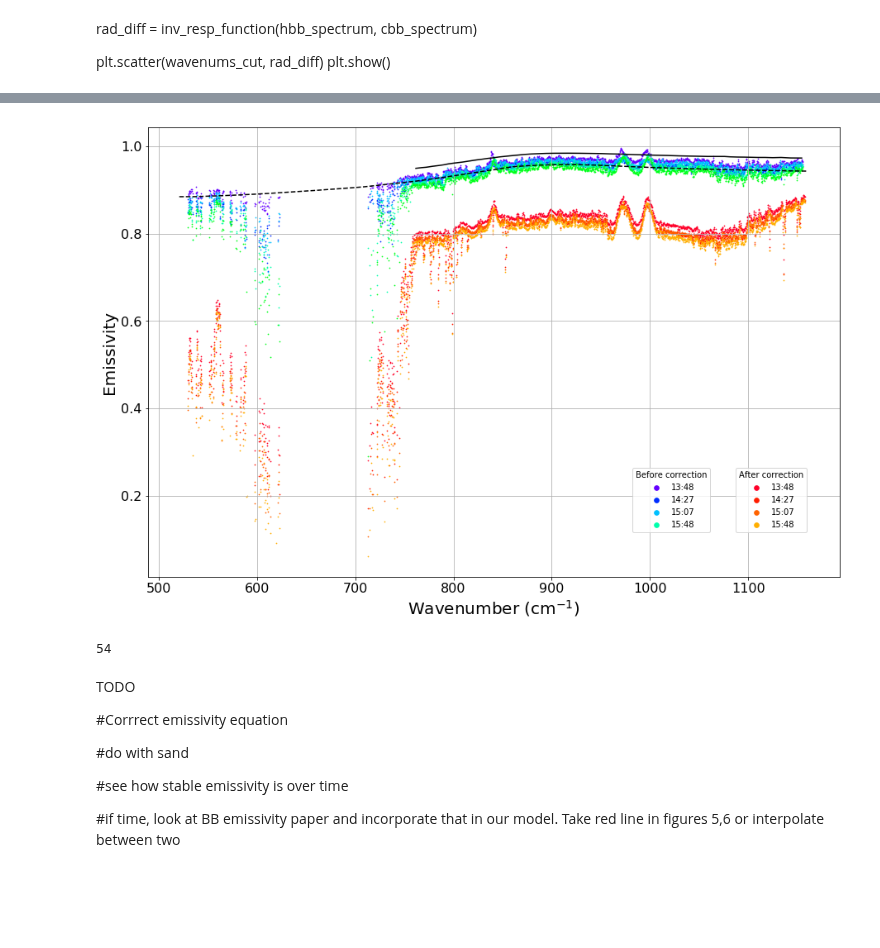
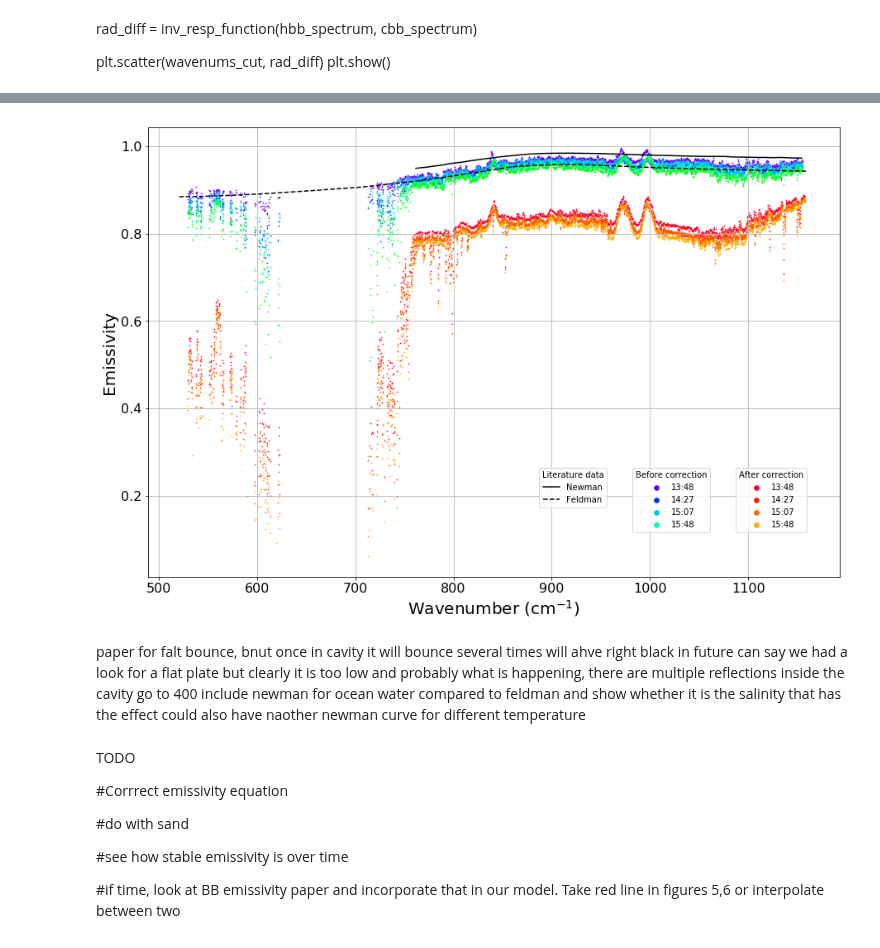
Before and after one commit to micolbedarida/MSci_Project, a Jupyter notebook: sand_test_1503.ipynb, the cells around one changed output, grey strips where cells are left out. Drawn from its saved outputs; the diff is of its cells as text; code cells hidden in the pictures; blank space fills up the shorter version.

```diff
--- a/sand_test_1503.ipynb
+++ b/sand_test_1503.ipynb
@@ -213,6 +255,7 @@ for (t_file, hbb_index, cbb_index, sky_index, surface_index, atm_t, surf_t, colo
     radiances_avg_h = []
     for (wn,hot_em) in zip(wavenums_cut, hbb_em):
         hot_rad = planck(wn, float(temp_average_h)+273.15)
+        #blackbody correction
         real_h_rad = hot_em*hot_rad
         radiances_avg_h.append(real_h_rad)
 
@@ -246,51 +289,53 @@ for (t_file, hbb_index, cbb_index, sky_index, surface_index, atm_t, surf_t, colo
 
     N1 = np.array(ups)
     N2 = np.array([t**2*d for t, d in zip(taus, downs)])
     N3 = np.array([(1-t**2)*b for t, b in zip(taus, BBatm)])
 
     N = N1-N2-N3
 
     D1 = np.array([t*b for t, b in zip(taus, BBsurf)])
     D2 = np.array([t**2*d for t, d in zip(taus, downs)])
     D3 = np.array([t*(1-t)*b for t, b in zip(taus, BBatm)])
 
     D = D1-D2-D3
 
-    #plt.plot([min(wns), max(wns)], [1,1], 'k--')
     ax = fig.add_subplot(111)
 
     ax.scatter(wns, N/D, s=0.5, c=color, label=time)
     plt.xlabel('Wavenumber (cm$^{-1}$)', fontsize=20)
     plt.ylabel('Emissivity', fontsize=20)
-    #plt.ylim([0.9,1])
 
 plt.grid()
 leg1 = ax.legend(loc=(.85,.1), markerscale=8, title='After correction')
 
-wc1 = ax.scatter(wns_before, em_wo_corr_1, s=0.5, c=colors[-4])
-wc2 = ax.scatter(wns_before, em_wo_corr_2, s=0.5, c=colors[-6])
-wc3 = ax.scatter(wns_before, em_wo_corr_3, s=0.5, c=colors[-8])
-wc4 = ax.scatter(wns_before, em_wo_corr_4, s=0.5, c=colors[-10])
-wc5 = ax.scatter(wns_before, em_wo_corr_5, s=0.5, c=colors[-12])
+wc1 = ax.scatter(wns_before, em_wo_corr_1, s=0.5, c=colors[-4], label='_')
+wc2 = ax.scatter(wns_before, em_wo_corr_2, s=0.5, c=colors[-6], label='_')
+wc3 = ax.scatter(wns_before, em_wo_corr_3, s=0.5, c=colors[-8], label='_')
+wc4 = ax.scatter(wns_before, em_wo_corr_4, s=0.5, c=colors[-10], label='_')
+wc5 = ax.scatter(wns_before, em_wo_corr_5, s=0.5, c=colors[-12], label='_')
+leg2 = ax.legend([wc1,wc2, wc3, wc4, wc5],times[2:6], loc=(.7,0.1), markerscale=8, title='Before correction')
 
-new = ax.plot(newman_data[0][0:48], newman_data[1][0:48], 'k')
-feld = ax.plot(feldman_data[0][1:51], feldman_data[1][1:51], 'k--')
+new = ax.plot(newman_data[0][0:48], newman_data[1][0:48], 'k', label='Newman')
+feld = ax.plot(feldman_data[0][1:51], feldman_data[1][1:51], 'k--', label='Feldman')
 
-leg2 = ax.legend([wc1,wc2, wc3, wc4, wc5],times[2:6], loc=(.7,0.1), markerscale=8, title='Before correction')
+plt.legend(['Newman', 'Feldman'], loc=(.565,0.155), markerscale=4, title='Literature data')
+
 ax.add_artist(leg1)
-#leg3 = ax.legend([feld, new],['Feldman', 'Newman'], loc='lower right', markerscale=4)
-
-
+ax.add_artist(leg2)
 
 ax.tick_params(labelsize=16, labelcolor='black')
 
 plt.show()
 # %% [output]
-[figure, old version]
+[figure, new version]
-# %%
-print(len(newman_data))
-# %% [output]
-54
+# %% [markdown]
+
+paper for falt bounce, bnut once in cavity it will bounce several times
+will ahve right black in future
+can say we had a look for a flat plate but clearly it is too low and probably what is happening, there are multiple reflections inside the cavity
+go to 400
+include newman for ocean water compared to feldman and show whether it is the salinity that has the effect
+could also have naother newman curve for different temperature
 # %% [markdown]
 TODO
 
```
Also changed, not shown: parts of 4 cells of this notebook, 1 other file.
